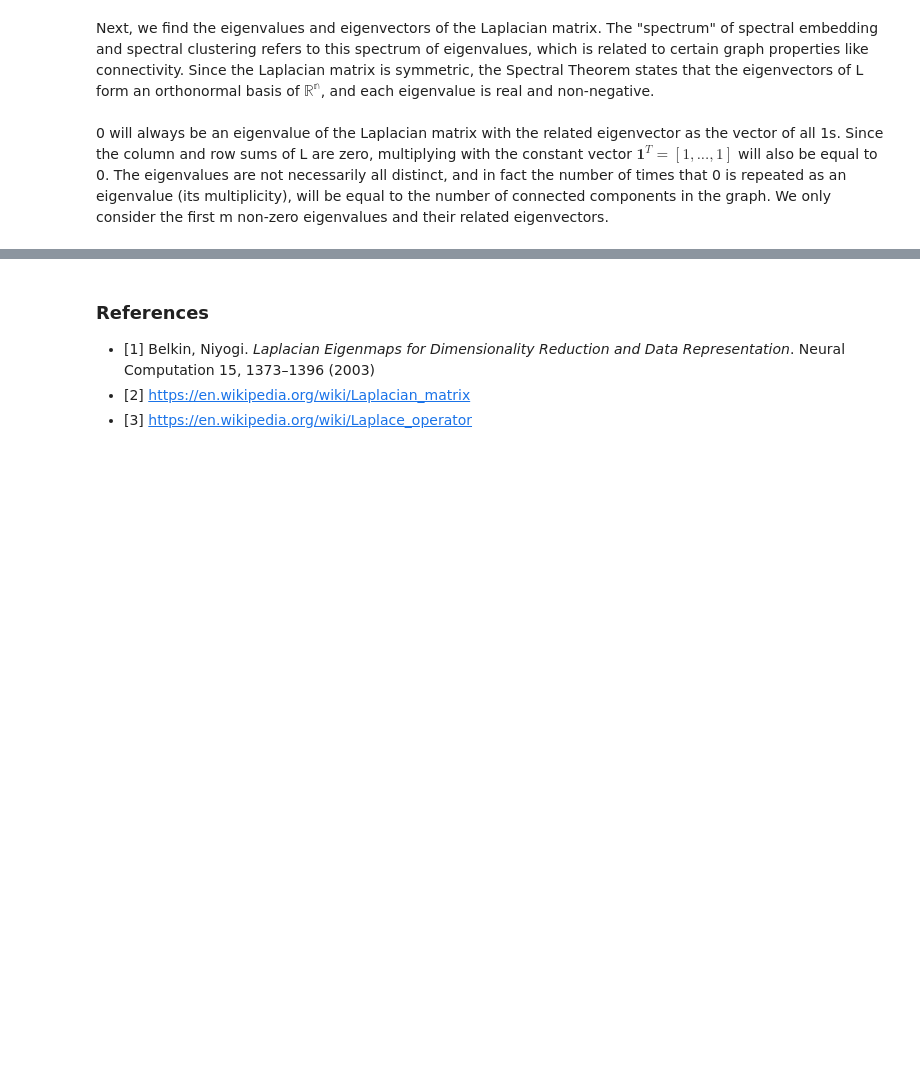
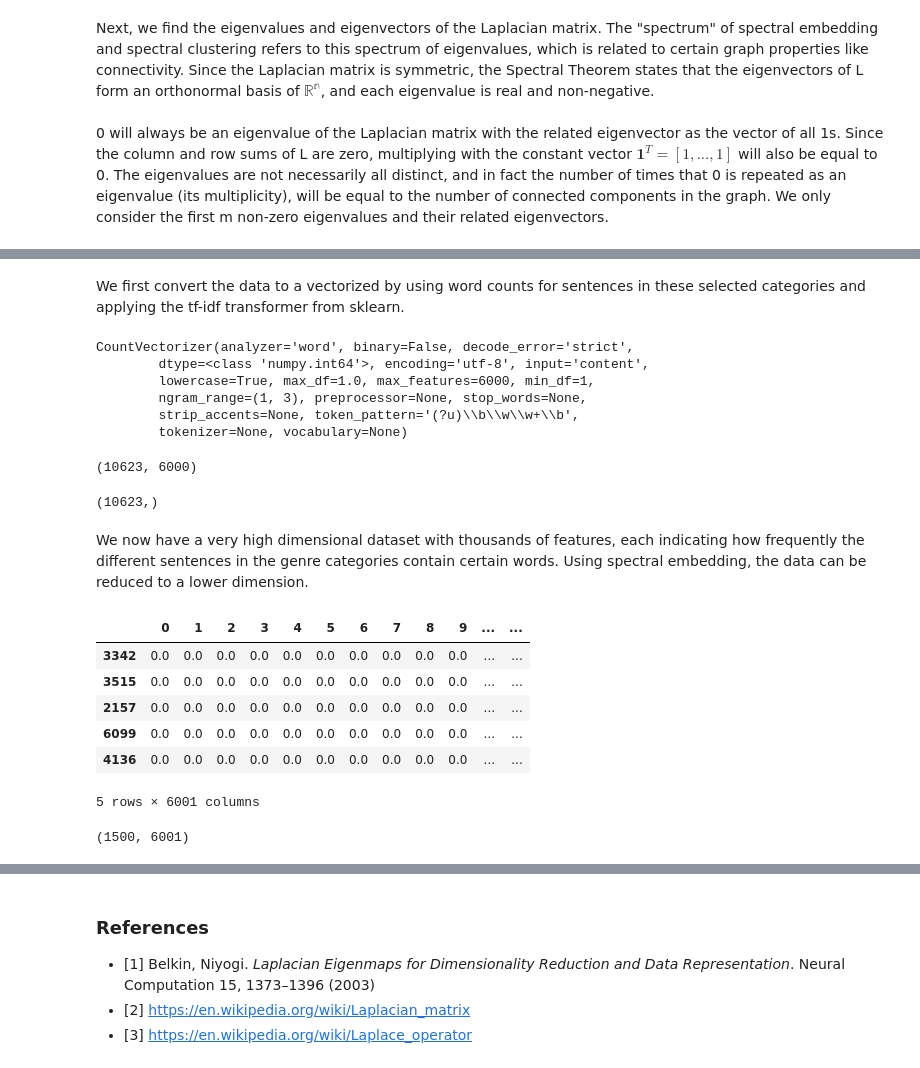
Before and after one commit to drewwilimitis/Manifold-Learning, a Jupyter notebook: Laplacian-Eigenmaps.ipynb, the cells around one changed output, grey strips where cells are left out. Drawn from its saved outputs; the diff is of its cells as text; code cells hidden in the pictures; blank space fills up the shorter version.

```diff
--- a/Laplacian-Eigenmaps.ipynb
+++ b/Laplacian-Eigenmaps.ipynb
@@ -390,0 +447,2 @@ plt.show();
+# %% [markdown]
+We first convert the data to a vectorized by using word counts for sentences in these selected categories and applying the tf-idf transformer from sklearn.
@@ -390,0 +463,23 @@ plt.show();
+# %%
+train_text = [' '.join(sent) for sent in brown.sents(categories=brown_categories)]
+text = remove_stopwords(train_text)
+
+from sklearn.feature_extraction.text import CountVectorizer
+
+# Initialize the "CountVectorizer" object, which is scikit-learn's
+# bag of words tool.
+vectorizer = CountVectorizer(analyzer = "word",   \
+                             tokenizer = None,    \
+                             preprocessor = None, \
+                             stop_words = None,   \
+                             max_features = 6000,
+                             ngram_range=(1, 3))
+vectorizer.fit(train_text)
+feature_vec = vectorizer.fit_transform(train_text)
+# %% [output]
+CountVectorizer(analyzer='word', binary=False, decode_error='strict',
+        dtype=<class 'numpy.int64'>, encoding='utf-8', input='content',
+        lowercase=True, max_df=1.0, max_features=6000, min_df=1,
+        ngram_range=(1, 3), preprocessor=None, stop_words=None,
+        strip_accents=None, token_pattern='(?u)\\b\\w\\w+\\b',
+        tokenizer=None, vocabulary=None)
@@ -390,0 +489,39 @@ plt.show();
+# %%
+feature_data = []
+for category in sent_dict:
+    cat_data = [' '.join(sent) for sent in sent_dict[category]]
+    feature_data.append(tf_transformer.transform(vectorizer.transform(cat_data)))
+
+df = [np.array(arr.todense()) for arr in feature_data]
+
+category_labels = []
+for category in brown_categories:
+    category_labels.append(np.repeat(category, len(np.array(brown.sents(categories=category)))))
+
+labels = np.hstack((category_labels))
+final_df = np.vstack((df))
+
+final_df.shape
+labels.shape
+# %% [output]
+(10623, 6000)
+(10623,)
+# %% [markdown]
+We now have a very high dimensional dataset with thousands of features, each indicating how frequently the different sentences in the genre categories contain certain words. Using spectral embedding, the data can be reduced to a lower dimension.
+# %%
+data = pd.DataFrame(final_df)
+data['label'] = labels
+data = data.loc[np.random.randint(0, len(data), size=1500)]
+data.head()
+data.shape
+final_data = data.drop(['label'],axis=1)
+final_labels = np.array(data['label'])
+# %% [output]
+|  | 0 | 1 | 2 | 3 | 4 | 5 | 6 | 7 | 8 | 9 | ... | ... |
+| 3342 | 0.0 | 0.0 | 0.0 | 0.0 | 0.0 | 0.0 | 0.0 | 0.0 | 0.0 | 0.0 | ... | ... |
+| 3515 | 0.0 | 0.0 | 0.0 | 0.0 | 0.0 | 0.0 | 0.0 | 0.0 | 0.0 | 0.0 | ... | ... |
+| 2157 | 0.0 | 0.0 | 0.0 | 0.0 | 0.0 | 0.0 | 0.0 | 0.0 | 0.0 | 0.0 | ... | ... |
+| 6099 | 0.0 | 0.0 | 0.0 | 0.0 | 0.0 | 0.0 | 0.0 | 0.0 | 0.0 | 0.0 | ... | ... |
+| 4136 | 0.0 | 0.0 | 0.0 | 0.0 | 0.0 | 0.0 | 0.0 | 0.0 | 0.0 | 0.0 | ... | ... |
+5 rows × 6001 columns
+(1500, 6001)
```
Also changed, not shown: parts of 27 cells of this notebook, 9 other files.
